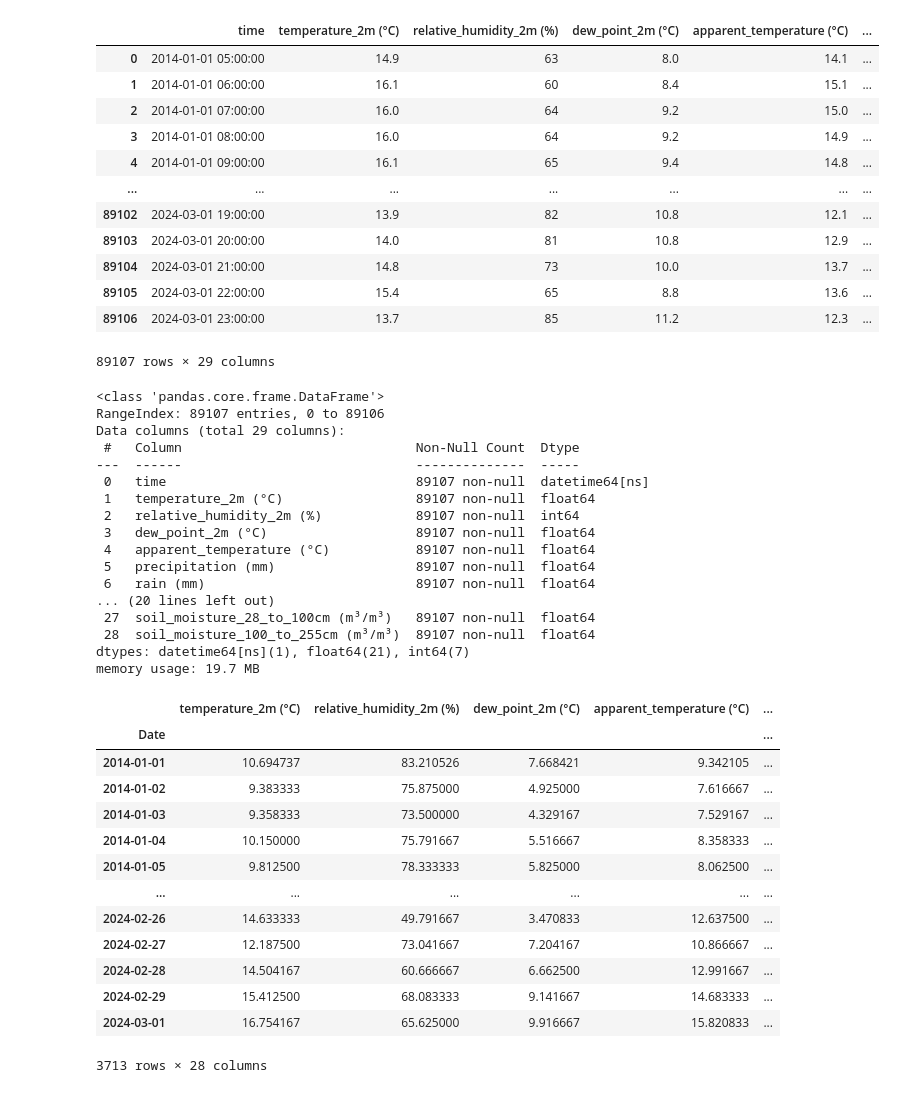
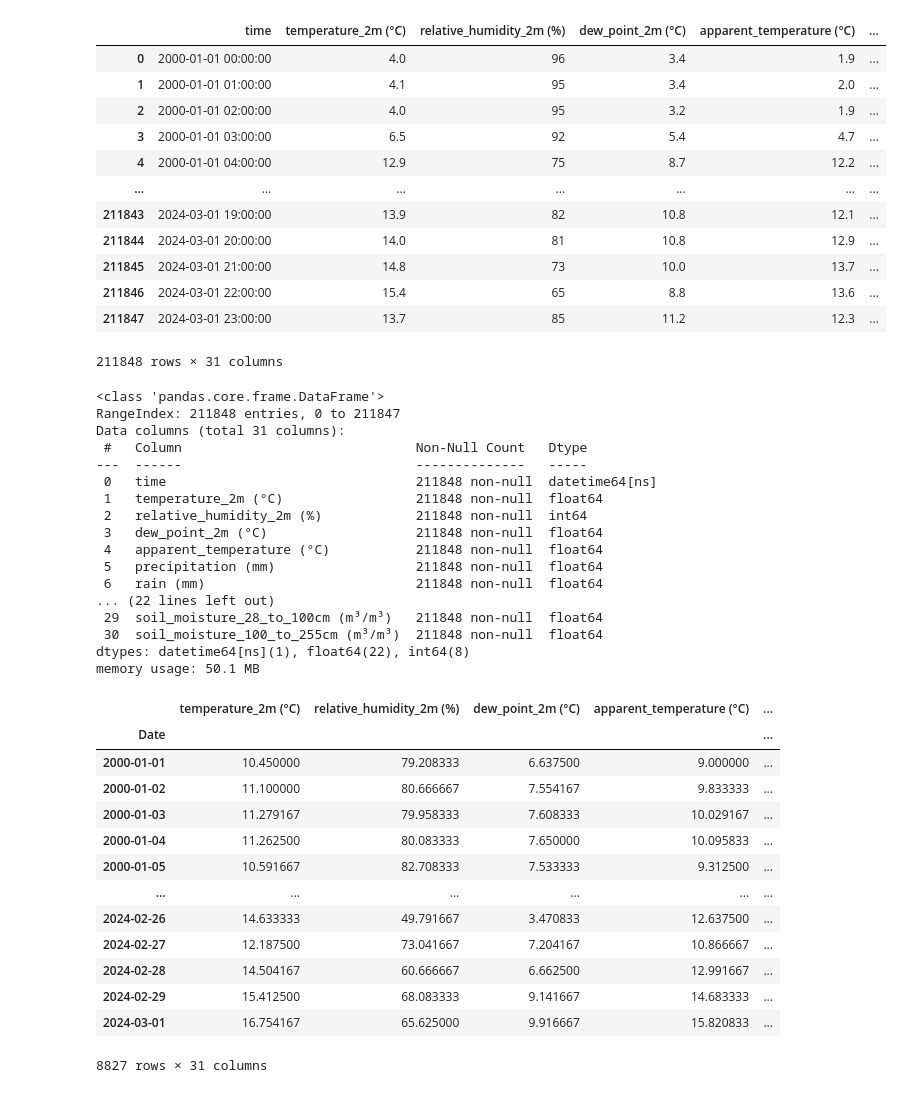
Before and after one commit to Ansh-Kotwal/DataPreProcessing, a Jupyter notebook: dataPreProcessing.ipynb, the cells around one changed output. Cells and saved outputs as stored; diff of their text form; code cells hidden in the pictures.

```diff
--- a/dataPreProcessing.ipynb
+++ b/dataPreProcessing.ipynb
@@ -2,60 +2,62 @@
 import pandas as pd
 import numpy as np
 # %%
-dataframe = pd.read_excel("hourlydataten.xlsx")
+dataframe = pd.read_excel("hourlydata20.xlsx")
 # %%
 dataframe
 # %% [output]
 |  | time | temperature_2m (°C) | relative_humidity_2m (%) | dew_point_2m (°C) | apparent_temperature (°C) | ... |
-| 0 | 2014-01-01 05:00:00 | 14.9 | 63 | 8.0 | 14.1 | ... |
-| 1 | 2014-01-01 06:00:00 | 16.1 | 60 | 8.4 | 15.1 | ... |
-| 2 | 2014-01-01 07:00:00 | 16.0 | 64 | 9.2 | 15.0 | ... |
-| 3 | 2014-01-01 08:00:00 | 16.0 | 64 | 9.2 | 14.9 | ... |
-| 4 | 2014-01-01 09:00:00 | 16.1 | 65 | 9.4 | 14.8 | ... |
+| 0 | 2000-01-01 00:00:00 | 4.0 | 96 | 3.4 | 1.9 | ... |
+| 1 | 2000-01-01 01:00:00 | 4.1 | 95 | 3.4 | 2.0 | ... |
+| 2 | 2000-01-01 02:00:00 | 4.0 | 95 | 3.2 | 1.9 | ... |
+| 3 | 2000-01-01 03:00:00 | 6.5 | 92 | 5.4 | 4.7 | ... |
+| 4 | 2000-01-01 04:00:00 | 12.9 | 75 | 8.7 | 12.2 | ... |
 | ... | ... | ... | ... | ... | ... | ... |
-| 89102 | 2024-03-01 19:00:00 | 13.9 | 82 | 10.8 | 12.1 | ... |
-| 89103 | 2024-03-01 20:00:00 | 14.0 | 81 | 10.8 | 12.9 | ... |
-| 89104 | 2024-03-01 21:00:00 | 14.8 | 73 | 10.0 | 13.7 | ... |
-| 89105 | 2024-03-01 22:00:00 | 15.4 | 65 | 8.8 | 13.6 | ... |
-| 89106 | 2024-03-01 23:00:00 | 13.7 | 85 | 11.2 | 12.3 | ... |
+| 211843 | 2024-03-01 19:00:00 | 13.9 | 82 | 10.8 | 12.1 | ... |
+| 211844 | 2024-03-01 20:00:00 | 14.0 | 81 | 10.8 | 12.9 | ... |
+| 211845 | 2024-03-01 21:00:00 | 14.8 | 73 | 10.0 | 13.7 | ... |
+| 211846 | 2024-03-01 22:00:00 | 15.4 | 65 | 8.8 | 13.6 | ... |
+| 211847 | 2024-03-01 23:00:00 | 13.7 | 85 | 11.2 | 12.3 | ... |
-89107 rows × 29 columns
+211848 rows × 31 columns
 # %%
 dataframe.info()
 # %% [output]
 <class 'pandas.core.frame.DataFrame'>
-RangeIndex: 89107 entries, 0 to 89106
-Data columns (total 29 columns):
- #   Column                              Non-Null Count  Dtype
----  ------                              --------------  -----
- 0   time                                89107 non-null  datetime64[ns]
- 1   temperature_2m (°C)                 89107 non-null  float64
- 2   relative_humidity_2m (%)            89107 non-null  int64
- 3   dew_point_2m (°C)                   89107 non-null  float64
- 4   apparent_temperature (°C)           89107 non-null  float64
- 5   precipitation (mm)                  89107 non-null  float64
- 6   rain (mm)                           89107 non-null  float64
-... (20 lines left out)
- 27  soil_moisture_28_to_100cm (m³/m³)   89107 non-null  float64
- 28  soil_moisture_100_to_255cm (m³/m³)  89107 non-null  float64
-dtypes: datetime64[ns](1), float64(21), int64(7)
-memory usage: 19.7 MB
+RangeIndex: 211848 entries, 0 to 211847
+Data columns (total 31 columns):
+ #   Column                              Non-Null Count   Dtype
+---  ------                              --------------   -----
+ 0   time                                211848 non-null  datetime64[ns]
+ 1   temperature_2m (°C)                 211848 non-null  float64
+ 2   relative_humidity_2m (%)            211848 non-null  int64
+ 3   dew_point_2m (°C)                   211848 non-null  float64
+ 4   apparent_temperature (°C)           211848 non-null  float64
+ 5   precipitation (mm)                  211848 non-null  float64
+ 6   rain (mm)                           211848 non-null  float64
+... (22 lines left out)
+ 29  soil_moisture_28_to_100cm (m³/m³)   211848 non-null  float64
+ 30  soil_moisture_100_to_255cm (m³/m³)  211848 non-null  float64
+dtypes: datetime64[ns](1), float64(22), int64(8)
+memory usage: 50.1 MB
 # %%
 dataframe['Date'] = dataframe['time'].dt.date
 wdata = dataframe.groupby('Date').mean()
 wdata = wdata.drop(columns=['time'])
+wdata['Date'] = dataframe['Date'].unique()
+wdata['Date'] = pd.to_datetime(wdata["Date"])
 wdata
 # %% [output]
 |  | temperature_2m (°C) | relative_humidity_2m (%) | dew_point_2m (°C) | apparent_temperature (°C) | ... |
 | Date |  |  |  |  | ... |
-| 2014-01-01 | 10.694737 | 83.210526 | 7.668421 | 9.342105 | ... |
-| 2014-01-02 | 9.383333 | 75.875000 | 4.925000 | 7.616667 | ... |
-| 2014-01-03 | 9.358333 | 73.500000 | 4.329167 | 7.529167 | ... |
-| 2014-01-04 | 10.150000 | 75.791667 | 5.516667 | 8.358333 | ... |
-| 2014-01-05 | 9.812500 | 78.333333 | 5.825000 | 8.062500 | ... |
+| 2000-01-01 | 10.450000 | 79.208333 | 6.637500 | 9.000000 | ... |
+| 2000-01-02 | 11.100000 | 80.666667 | 7.554167 | 9.833333 | ... |
+| 2000-01-03 | 11.279167 | 79.958333 | 7.608333 | 10.029167 | ... |
+| 2000-01-04 | 11.262500 | 80.083333 | 7.650000 | 10.095833 | ... |
+| 2000-01-05 | 10.591667 | 82.708333 | 7.533333 | 9.312500 | ... |
 | ... | ... | ... | ... | ... | ... |
 | 2024-02-26 | 14.633333 | 49.791667 | 3.470833 | 12.637500 | ... |
 | 2024-02-27 | 12.187500 | 73.041667 | 7.204167 | 10.866667 | ... |
 | 2024-02-28 | 14.504167 | 60.666667 | 6.662500 | 12.991667 | ... |
 | 2024-02-29 | 15.412500 | 68.083333 | 9.141667 | 14.683333 | ... |
 | 2024-03-01 | 16.754167 | 65.625000 | 9.916667 | 15.820833 | ... |
-3713 rows × 28 columns
+8827 rows × 31 columns
```
Also changed, not shown: parts of 5 cells of this notebook.
